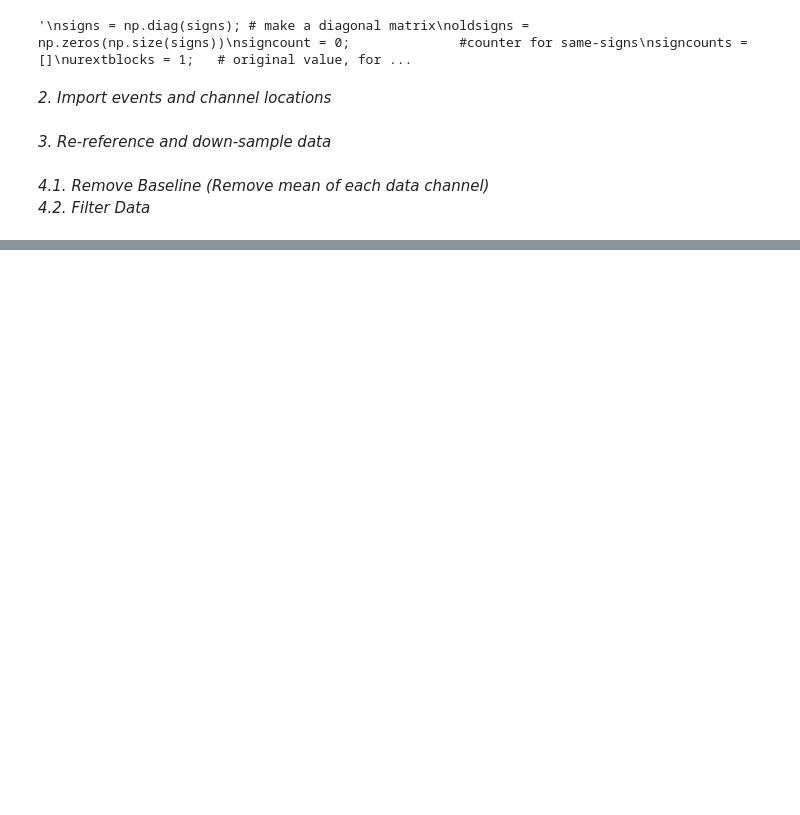
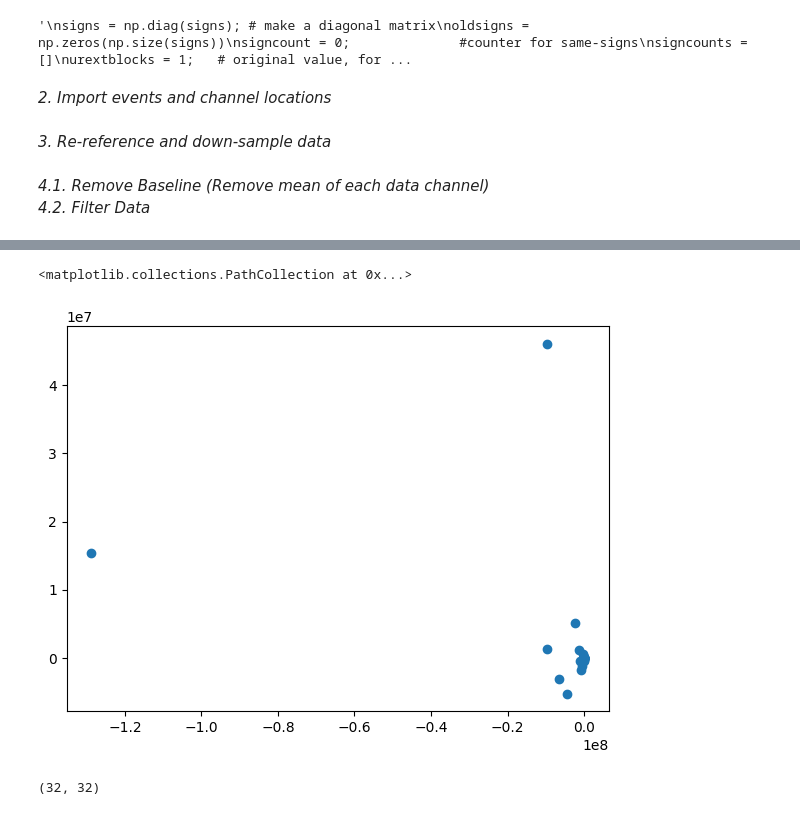
Before and after one commit to RezaSaadatyar/EEG-Lab, a Jupyter notebook: Code/App1_EEG.ipynb, the cells around one changed output, grey strips where cells are left out. Saved outputs shown, nothing was run; the diff lists cells and outputs as text; code cells hidden in the pictures; blank space fills up the shorter version.

```diff
--- a/Code/App1_EEG.ipynb
+++ b/Code/App1_EEG.ipynb
@@ -307,3 +239,11 @@ plot_data(u.iloc[:,1:4], first_point, last_point,channels=None, Fs=None, normali
+# %%
+chans = data.shape[1]
+ncomps = chans
+Mean = np.mean(data,axis=0)
+data_new = data-Mean
+sphere=0.2*linalg.inv(linalg.sqrtm(np.cov(data_new.T)))
+weights = np.eye(ncomps,chans);  # begin with the identity matrix
+data = np.dot(sphere, data_new.T); # decorrelate the electrode signals by 'sphereing' them
 # %%
 # Initialize ICA training
 DEFAULT_BLOCK = np.ceil(min(5*np.log(30504),0.3*30504)); # heuristic
@@ -335,6 +283,16 @@ signs = np.ones(ncomps)    #  initialize signs to nsub -1, rest +1
 # %% [markdown]
 *4.1. Remove Baseline (Remove mean of each data channel)*<br/>
 *4.2. Filter Data*
+# %%
+def Plot_EEG(data, channel,Fs):
+    fig, axs = plt.subplots(nrows=1, figsize=(7,5))
+    axs.set_yticks((80*np.arange(data.shape[0], -1,-1)))
+
+fig, axs = plt.subplots(nrows=1, figsize=(7,5))
+axs.set_yticks((100*np.arange(31, -1,-1)))
+axs.set_yticklabels(reversed(channel))
+data=data.iloc[::-1]
+axs.plot(data.iloc[:,200:1000].T + 100*np.arange(31,-1,-1))
 # %%
 def center(x):
     mean = np.mean(x, axis=0)
@@ -406,0 +395,11 @@ print(W)
+# %%
+data_centered = data- np.mean(data, axis=0)                          # Center the data
+data_cov = np.cov(data_centered.T)                                   # Compute the covariance matrix
+eigenvalues, eigenvectors = np.linalg.eig(data_cov)                  # Compute the eigenvalues and eigenvectors
+idx = eigenvalues.argsort()[::-1]                                    # Arrange eigenvalues and eigenvectors in descending order, aligning the first principal component with the eigenvector of the highest eigenvalue
+eigenvalues = eigenvalues[idx]
+eigenvectors = eigenvectors[:, idx]
+eigenvectors = eigenvectors / np.linalg.norm(eigenvectors, axis=0)   # Normalize the eigenvectors to have unit length
+data_whitened = data_centered.dot(eigenvectors)                      # whiten the data
+A = np.linalg.pinv(eigenvectors).dot(data_whitened.T)                # estimate the mixing matrix (pseudo-inverse of the eigenvectors matrix.)
+S = data_whitened.T.dot(A.T)                                         # estimate the independent sources
@@ -406,0 +442,10 @@ print(W)
+# %%
+fig, axs = plt.subplots(nrows=1, figsize=(7,5))
+axs.scatter(S[:, 1], S[:, 2])
+# %% [output]
+<matplotlib.collections.PathCollection at 0x...>
+[figure, added]
+# %%
+S.shape
+# %% [output]
+(32, 32)
```
Also changed, not shown: parts of 27 cells of this notebook.
